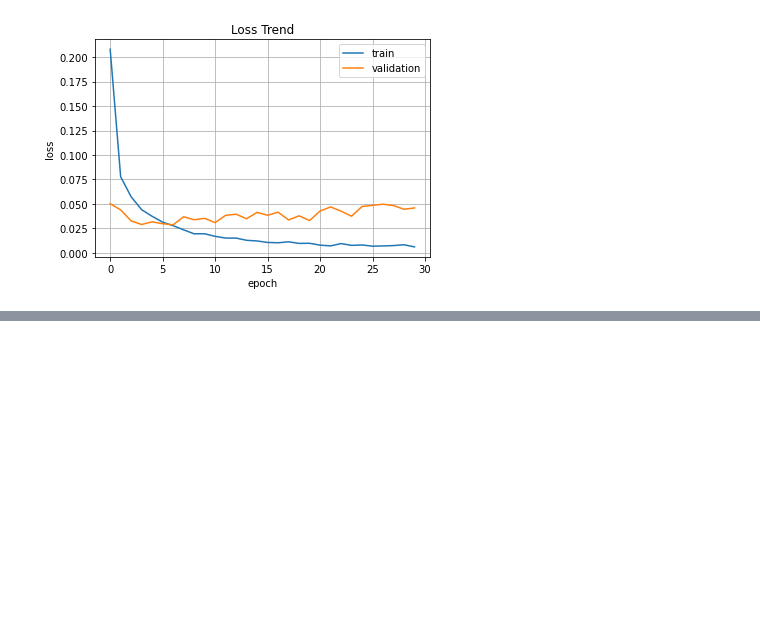
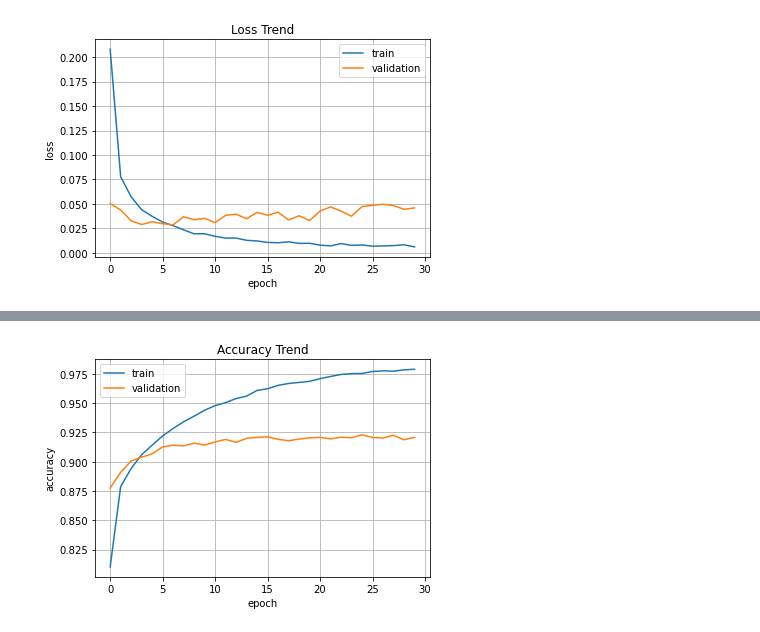
Before and after one commit to lee-kangpyo/pythonAI, a Jupyter notebook: 5딥러닝/CNN MNIST, Fashion MNIST.ipynb, the cells around one changed output, grey strips where cells are left out. Cells and saved outputs as stored; diff of their text form; code cells hidden in the pictures; blank space fills up the shorter version.

```diff
--- a/5딥러닝/CNN MNIST, Fashion MNIST.ipynb
+++ b/5딥러닝/CNN MNIST, Fashion MNIST.ipynb
@@ -104,3 +104,16 @@ plt.grid()
 plt.show()
 # %% [output]
 [figure]
+# %%
+from tensorflow.keras.datasets import fashion_mnist
+
+(x_train, y_train), (x_test, y_test) = fashion_mnist.load_data()
+
+x_train = x_train.reshape(-1, 28, 28, 1)
+x_test = x_test.reshape(-1, 28, 28, 1)
+
+print(x_train.shape, x_test.shape)
+print(y_train.shape, y_test.shape)
+
+x_train = x_train.astype(np.float32) / 255.0
+x_test = x_test.astype(np.float32) / 255.0
@@ -106,0 +123,3 @@ plt.show()
+# %%
+hist = cnn.fit(x_train, y_train, batch_size=128, epochs=30, validation_data=(x_test, y_test))
+cnn.evaluate(x_test, y_test)
@@ -106,0 +145,13 @@ plt.show()
+# %%
+import matplotlib.pyplot as plt
+
+plt.plot(hist.history["accuracy"])
+plt.plot(hist.history["val_accuracy"])
+plt.title("Accuracy Trend")
+plt.ylabel("accuracy")
+plt.xlabel("epoch")
+plt.legend(["train", "validation"], loc="best")
+plt.grid()
+plt.show()
+# %% [output]
+[figure, added]
```
Also changed, not shown: parts of 4 cells of this notebook, 1 other file.
